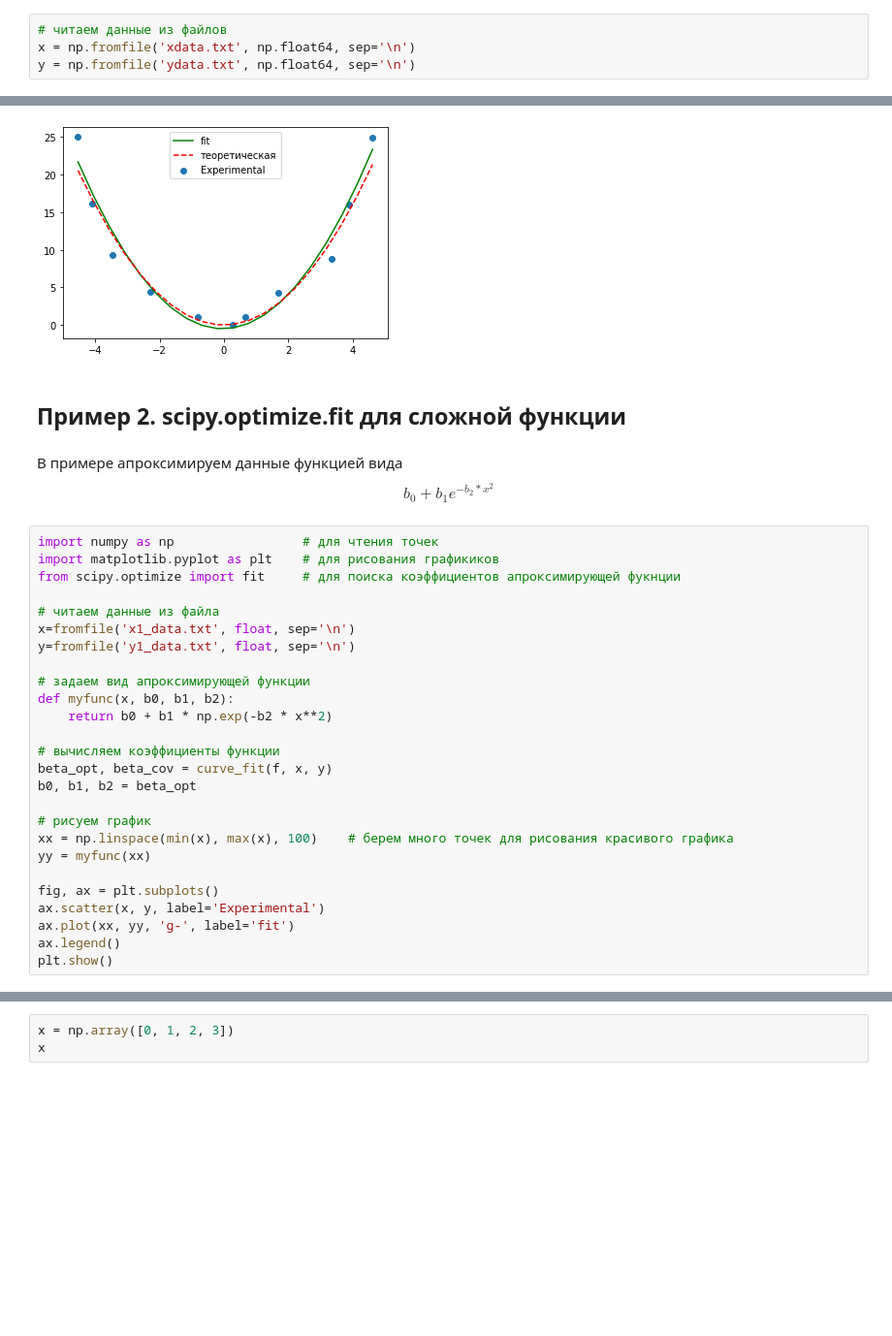
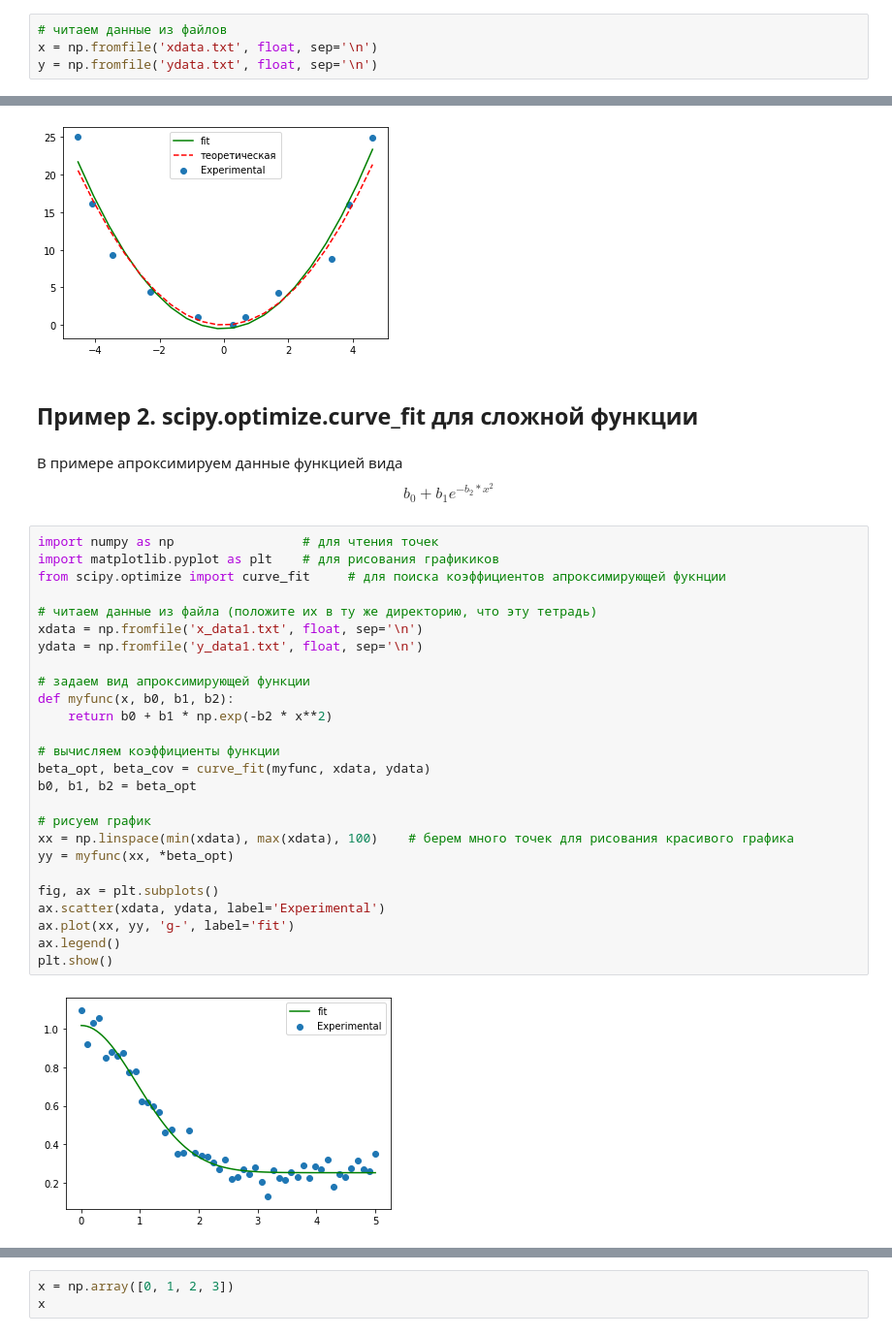
Before and after one commit to tatyderb/m2020, a Jupyter notebook: 6_fit/6_approximation.ipynb, the cells around one changed output, grey strips where cells are left out. Shown at 97% size. Saved outputs shown, nothing was run; the diff lists cells and outputs as text; blank space fills up the shorter version.

```diff
--- a/6_fit/6_approximation.ipynb
+++ b/6_fit/6_approximation.ipynb
@@ -74,8 +74,8 @@ import matplotlib.pyplot as plt
 Не забудьте сохранить записанные данные (Save).
 # %%
 # читаем данные из файлов
-x = np.fromfile('xdata.txt', np.float64, sep='\n')
-y = np.fromfile('ydata.txt', np.float64, sep='\n')
+x = np.fromfile('xdata.txt', float, sep='\n')
+y = np.fromfile('ydata.txt', float, sep='\n')
 # %% [markdown]
 Проверяем, что прочитали правильно.
 # %%
@@ -157,32 +157,34 @@ plt.show()
 # %% [output]
 [figure]
 # %% [markdown]
-## Пример 2. scipy.optimize.fit для сложной функции
+## Пример 2. scipy.optimize.curve_fit для сложной функции
 # %% [markdown]
 В примере апроксимируем данные функцией вида $$b_0 + b_1 e^{-b_2 * x^2}$$
 # %%
 import numpy as np                 # для чтения точек
 import matplotlib.pyplot as plt    # для рисования графикиков
-from scipy.optimize import fit     # для поиска коэффициентов апроксимирующей фукнции
+from scipy.optimize import curve_fit     # для поиска коэффициентов апроксимирующей фукнции
 
-# читаем данные из файла
-x=fromfile('x1_data.txt', float, sep='\n')
-y=fromfile('y1_data.txt', float, sep='\n')
+# читаем данные из файла (положите их в ту же директорию, что эту тетрадь)
+xdata = np.fromfile('x_data1.txt', float, sep='\n')
+ydata = np.fromfile('y_data1.txt', float, sep='\n')
 
 # задаем вид апроксимирующей функции
 def myfunc(x, b0, b1, b2):
     return b0 + b1 * np.exp(-b2 * x**2)
 
 # вычисляем коэффициенты функции
-beta_opt, beta_cov = curve_fit(f, x, y)
+beta_opt, beta_cov = curve_fit(myfunc, xdata, ydata)
 b0, b1, b2 = beta_opt
 
 # рисуем график
-xx = np.linspace(min(x), max(x), 100)    # берем много точек для рисования красивого графика
-yy = myfunc(xx)
+xx = np.linspace(min(xdata), max(xdata), 100)    # берем много точек для рисования красивого графика
+yy = myfunc(xx, *beta_opt)
 
 fig, ax = plt.subplots()
-ax.scatter(x, y, label='Experimental')
+ax.scatter(xdata, ydata, label='Experimental')
 ax.plot(xx, yy, 'g-', label='fit')
 ax.legend()
 plt.show()
+# %% [output]
+[figure, added]
```
Also changed, not shown: parts of 46 cells of this notebook, 3 other files.
